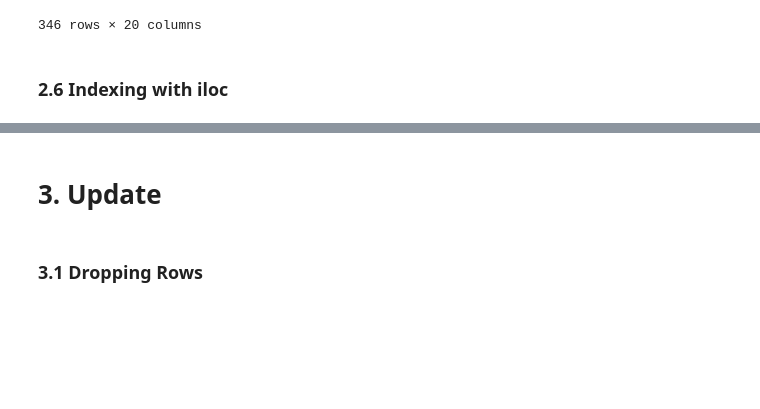
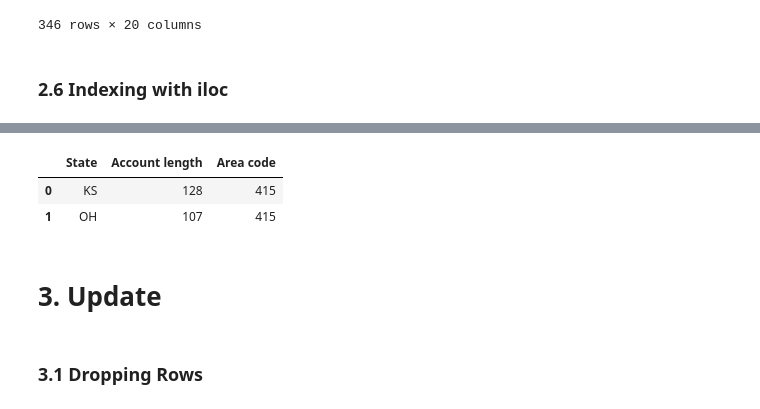
Before and after one commit to Drakunal/Data-Visualization-Lab, a Jupyter notebook: Lab 10/lab10.ipynb, the cells around one changed output, grey strips where cells are left out. Saved outputs shown, nothing was run; the diff lists cells and outputs as text; code cells hidden in the pictures; blank space fills up the shorter version.

```diff
--- a/Lab 10/lab10.ipynb
+++ b/Lab 10/lab10.ipynb
@@ -272,3 +280,9 @@ df.iloc[22:33]
+# %%
+df.iloc[0:2,0:3]
+# %% [output]
+|  | State | Account length | Area code |
+| 0 | KS | 128 | 415 |
+| 1 | OH | 107 | 415 |
 # %% [markdown]
 # 3. Update
 # %% [markdown]
```
Also changed, not shown: parts of 13 cells of this notebook, 5 other files.
